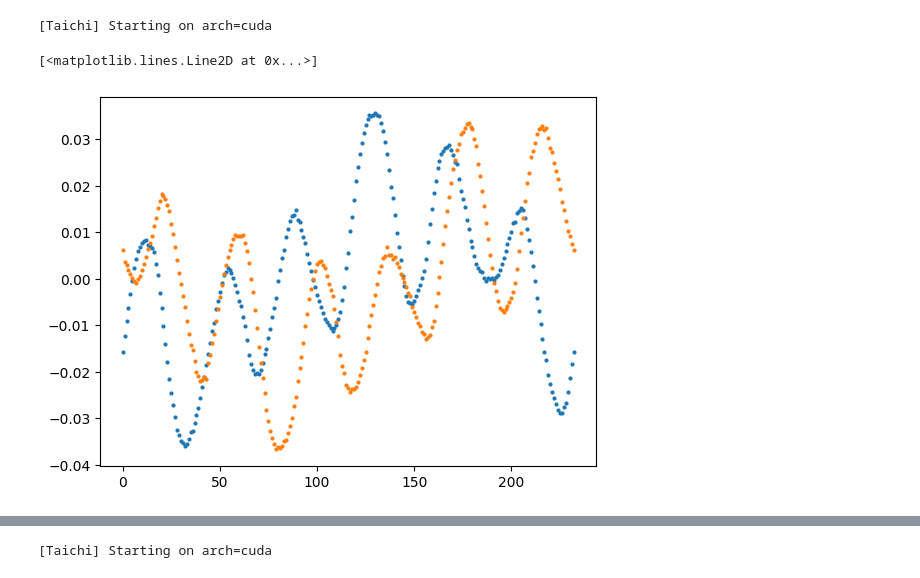
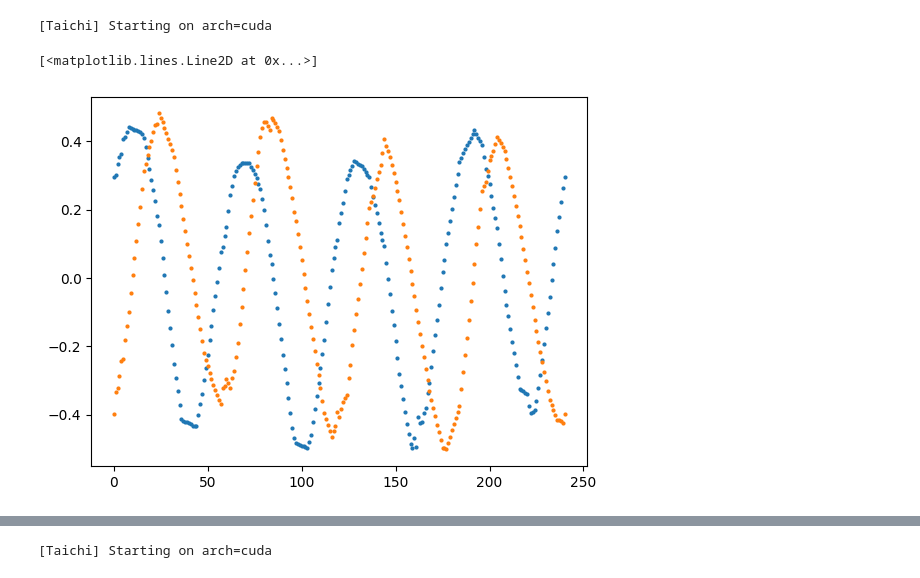
Before and after one commit to ShengzhiWu/moving-sofa-problem, a Jupyter notebook: src/制作动画_房间进化.ipynb, the cells around one changed output, grey strips where cells are left out. Saved outputs shown, nothing was run; the diff lists cells and outputs as text; code cells hidden in the pictures.

```diff
--- a/src/制作动画_房间进化.ipynb
+++ b/src/制作动画_房间进化.ipynb
@@ -1,23 +1,23 @@
 # %%
 import numpy as np
 import matplotlib.pyplot as plt
 import taichi as ti
 from utils import get_sofa
 from PIL import Image
 
 ti.init(arch=ti.gpu)
 
-path, file_name = '../trajectory/能让正五边形旋转一周的房间_0/', 'sofa_800.npy'
+path, file_name = '../trajectory/能让三分支旋转一周的房间_1/', 'sofa_600.npy'
 
 # 载入轨迹数据
 xs, ys, rotations = np.load(path + file_name)
 
 # 数据点
 plt.plot(xs, 'o', markersize=2)
 plt.plot(ys, 'o', markersize=2)
 # plt.plot(rotations, 'o', markersize=2)
 # %% [output]
 [Taichi] Starting on arch=cuda
 [<matplotlib.lines.Line2D at 0x...>]
-[figure, old version]
+[figure, new version]
 # %%
```
Also changed, not shown: parts of 4 cells of this notebook, 3 other files.
